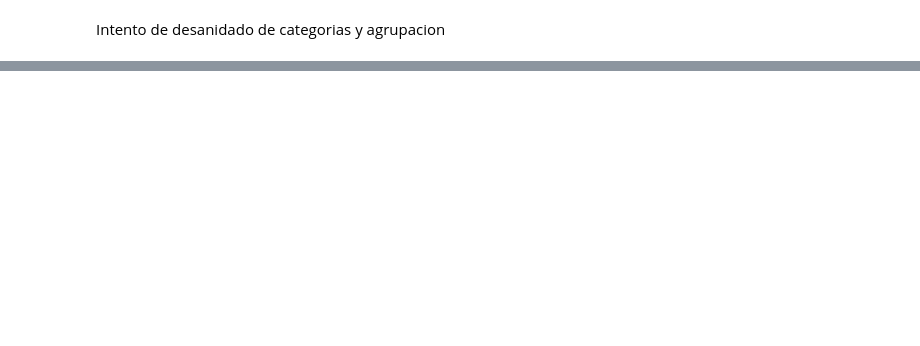
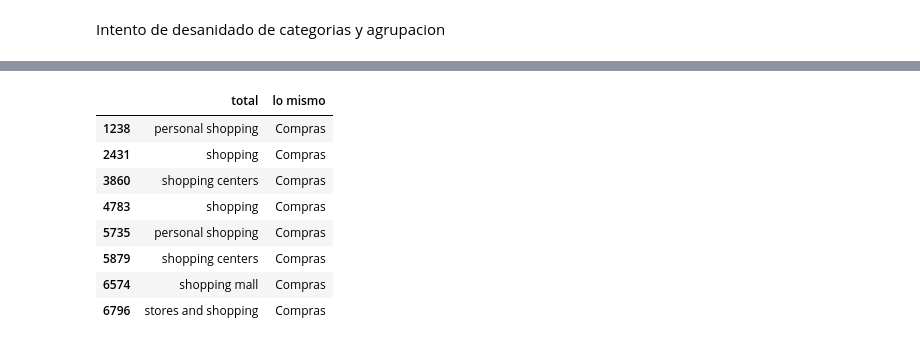
Before and after one commit to agustin-caceres/DataPulse_Gmaps_Yelp, a Jupyter notebook: notebooks/ETL/Google/cat_en_progreso.ipynb, the cells around one changed output, grey strips where cells are left out. Cells and saved outputs as stored; diff of their text form; code cells hidden in the pictures; blank space fills up the shorter version.

```diff
--- a/notebooks/ETL/Google/cat_en_progreso.ipynb
+++ b/notebooks/ETL/Google/cat_en_progreso.ipynb
@@ -34,6 +54,6 @@ todas.loc[todas['total'].str.contains('travel', na=False), 'lo mismo'] = 'Excurs
 todas.loc[todas['total'].str.contains('ski', na=False), 'lo mismo'] = 'Excursiones'
 todas.loc[todas['total'].str.contains('golf', na=False), 'lo mismo'] = 'Excursiones'
 todas.loc[todas['total'].str.contains('beach', na=False), 'lo mismo'] = 'Excursiones'
-todas.loc[todas['total'].str.contains('shop', na=False), 'lo mismo'] = 'Compras'
+todas.loc[todas['total'].str.contains('shopping', na=False), 'lo mismo'] = 'Compras'
 # %%
 todas.info()
@@ -40,3 +70,13 @@ todas.info()
 # %%
-filtro = todas[todas['total'].str.contains('shop', na=False)]
+filtro = todas[todas['total'].str.contains('shopping', na=False)]
 filtro
+# %% [output]
+|  | total | lo mismo |
+| 1238 | personal shopping | Compras |
+| 2431 | shopping | Compras |
+| 3860 | shopping centers | Compras |
+| 4783 | shopping | Compras |
+| 5735 | personal shopping | Compras |
+| 5879 | shopping centers | Compras |
+| 6574 | shopping mall | Compras |
+| 6796 | stores and shopping | Compras |
```
Also changed, not shown: parts of 4 cells of this notebook, 3 other files.
